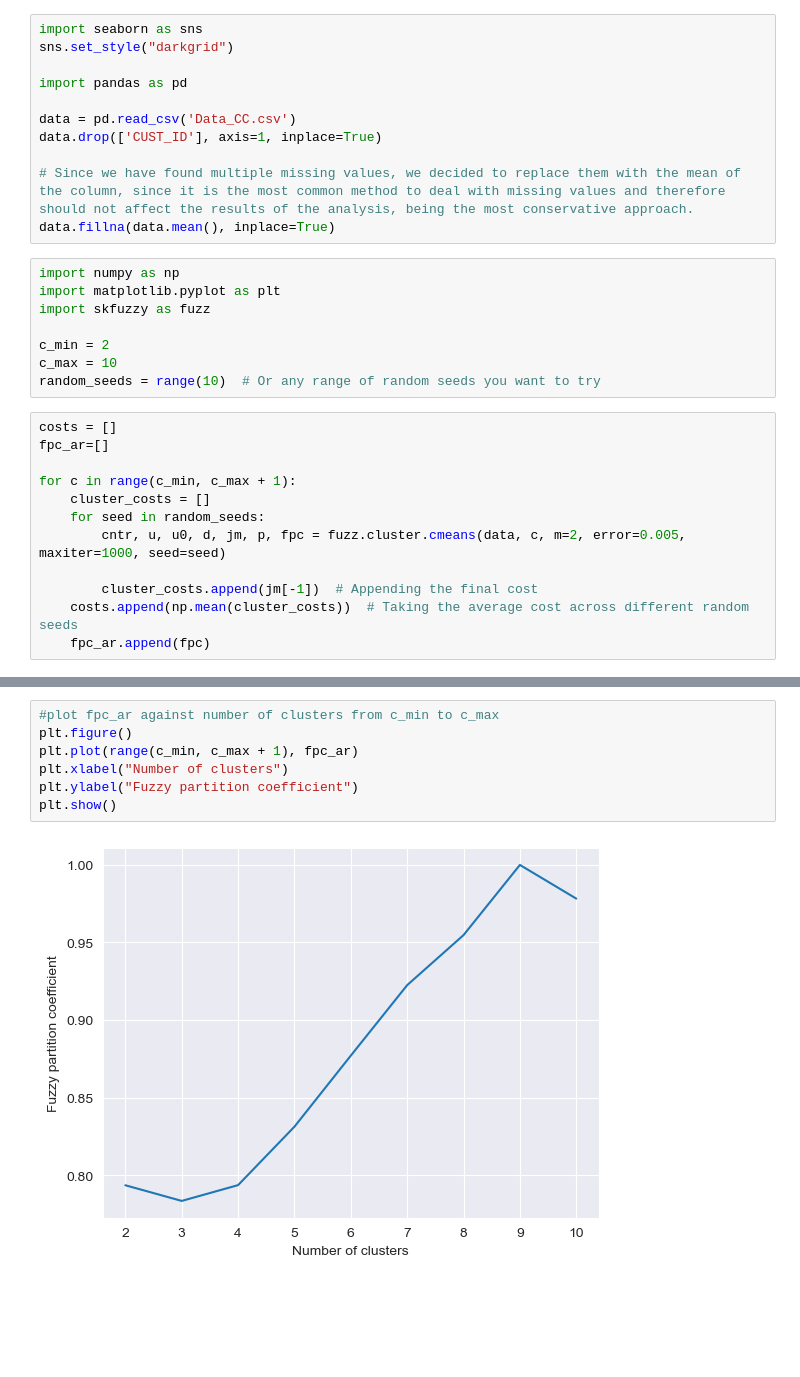
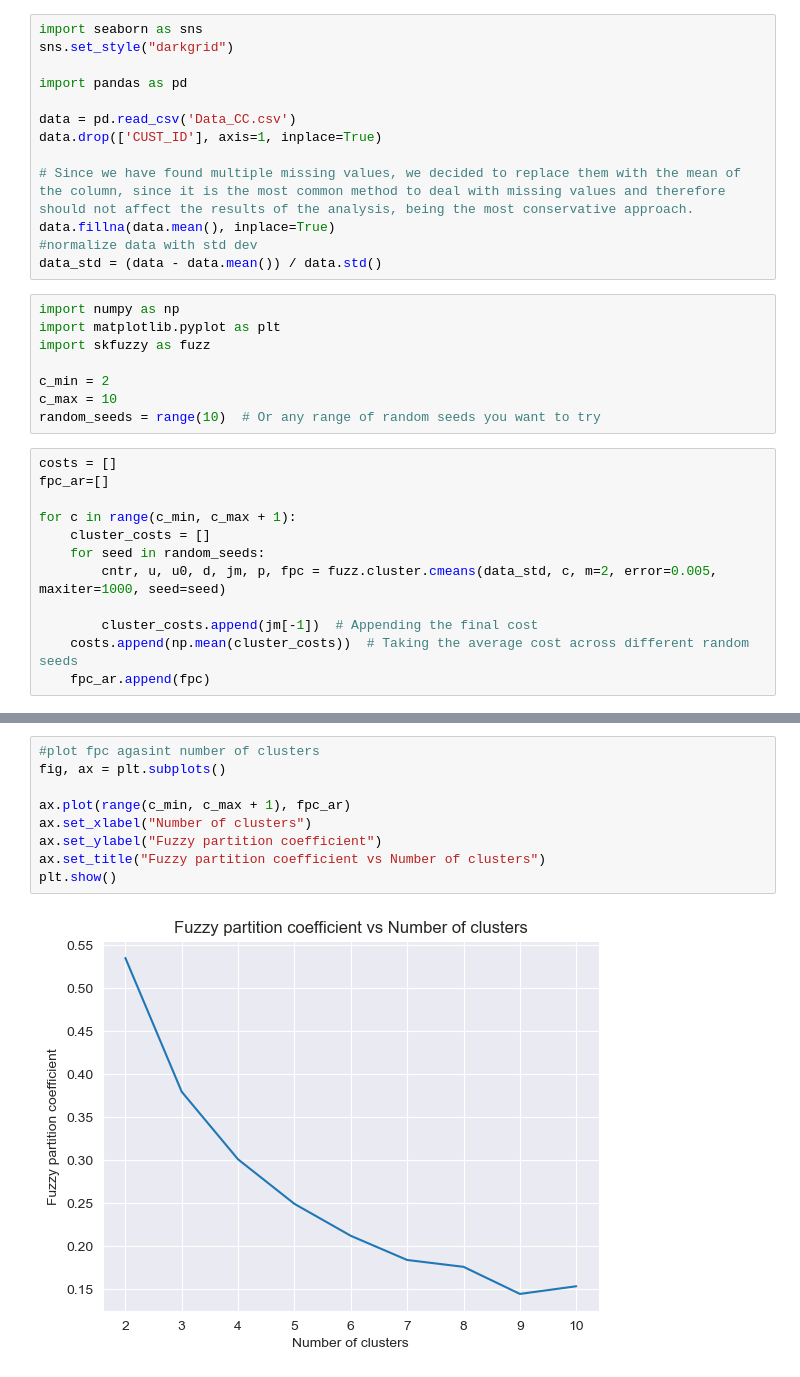
Before and after one commit to JoseDRomano/Credit-Card-Dataset-Clustering, a Jupyter notebook: FCM.ipynb, the cells around one changed output, grey strips where cells are left out. Cells and saved outputs as stored; diff of their text form; blank space fills up the shorter version.

```diff
--- a/FCM.ipynb
+++ b/FCM.ipynb
@@ -17,6 +17,8 @@ data.drop(['CUST_ID'], axis=1, inplace=True)
 
 # Since we have found multiple missing values, we decided to replace them with the mean of the column, since it is the most common method to deal with missing values and therefore should not affect the results of the analysis, being the most conservative approach.
 data.fillna(data.mean(), inplace=True)
+#normalize data with std dev
+data_std = (data - data.mean()) / data.std()
 # %%
 import numpy as np
 import matplotlib.pyplot as plt
@@ -32,7 +34,7 @@ fpc_ar=[]
 for c in range(c_min, c_max + 1):
     cluster_costs = []
     for seed in random_seeds:
-        cntr, u, u0, d, jm, p, fpc = fuzz.cluster.cmeans(data, c, m=2, error=0.005, maxiter=1000, seed=seed)
+        cntr, u, u0, d, jm, p, fpc = fuzz.cluster.cmeans(data_std, c, m=2, error=0.005, maxiter=1000, seed=seed)
 
         cluster_costs.append(jm[-1])  # Appending the final cost
     costs.append(np.mean(cluster_costs))  # Taking the average cost across different random seeds
@@ -40,10 +51,12 @@ for c in range(c_min, c_max + 1):
 # %%
-#plot fpc_ar against number of clusters from c_min to c_max
-plt.figure()
-plt.plot(range(c_min, c_max + 1), fpc_ar)
-plt.xlabel("Number of clusters")
-plt.ylabel("Fuzzy partition coefficient")
+#plot fpc agasint number of clusters
+fig, ax = plt.subplots()
+
+ax.plot(range(c_min, c_max + 1), fpc_ar)
+ax.set_xlabel("Number of clusters")
+ax.set_ylabel("Fuzzy partition coefficient")
+ax.set_title("Fuzzy partition coefficient vs Number of clusters")
 plt.show()
 # %% [output]
-[figure, old version]
+[figure, new version]
 # %% [markdown]
```
Also changed, not shown: parts of 28 cells of this notebook, 9 other files.
